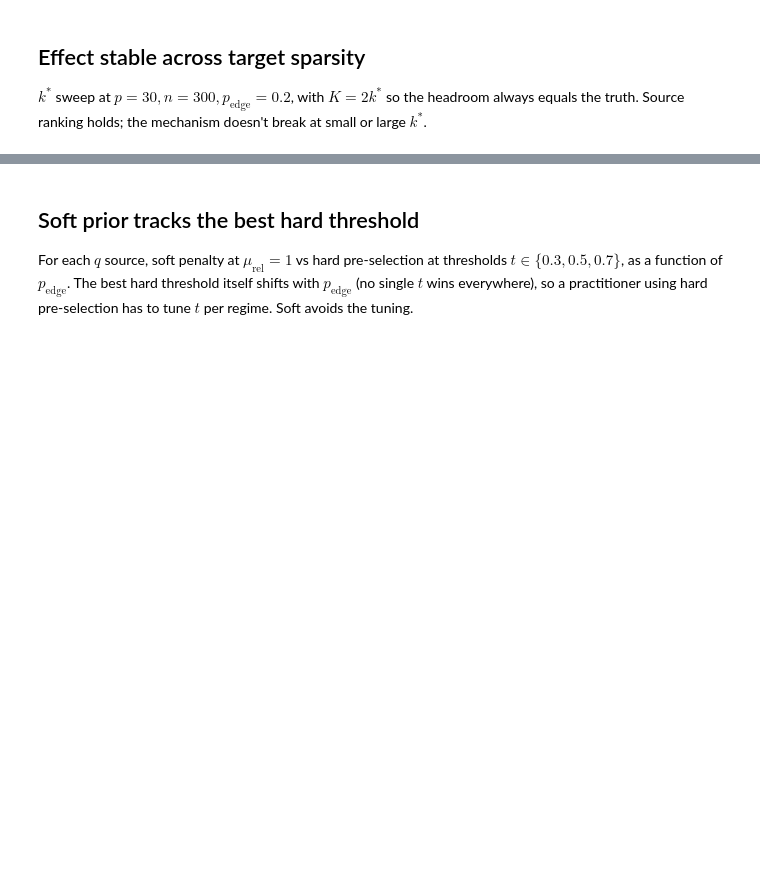
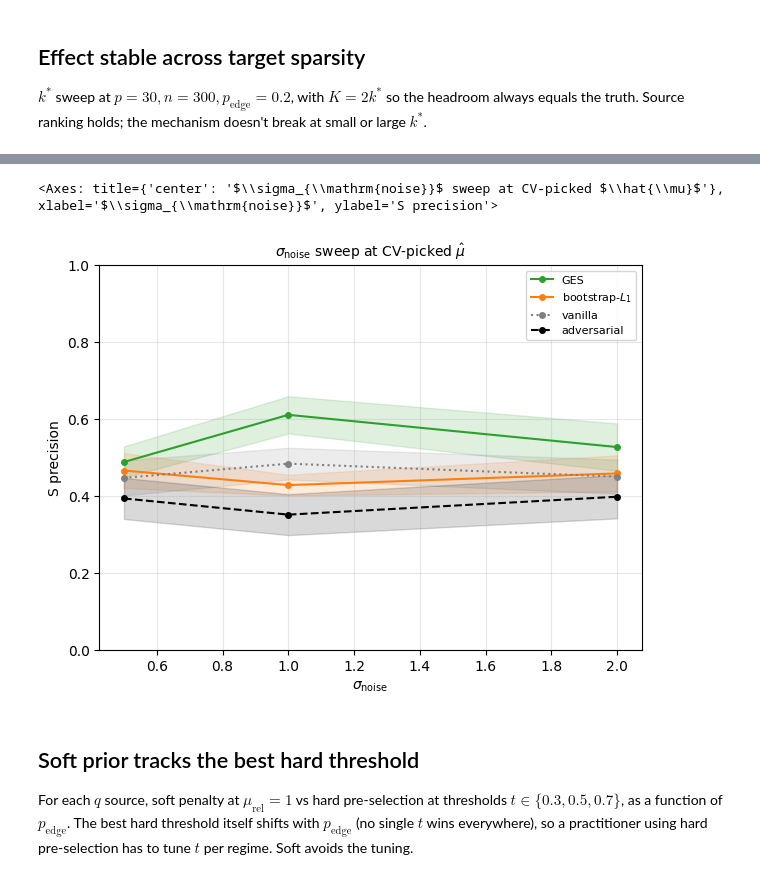
Before and after one commit to YasmineParent/tb_internship, a Jupyter notebook: notebooks/causal_prior/synthetic/recovery_plots.ipynb, the cells around one changed output, grey strips where cells are left out. Drawn from its saved outputs; the diff is of its cells as text; code cells hidden in the pictures; blank space fills up the shorter version.

```diff
--- a/notebooks/causal_prior/synthetic/recovery_plots.ipynb
+++ b/notebooks/causal_prior/synthetic/recovery_plots.ipynb
@@ -85,3 +92,8 @@ viz.plot_recovery_cv_vs_axis(k_cv, axis_col='k_star')
+# %%
+viz.plot_recovery_cv_vs_axis(noise_cv, axis_col='noise_scale')
+# %% [output]
+<Axes: title={'center': '$\\sigma_{\\mathrm{noise}}$ sweep at CV-picked $\\hat{\\mu}$'}, xlabel='$\\sigma_{\\mathrm{noise}}$', ylabel='S precision'>
+[figure, added]
 # %% [markdown]
 ## Soft prior tracks the best hard threshold
 
```
Also changed, not shown: parts of 14 cells of this notebook, 1 other file.
